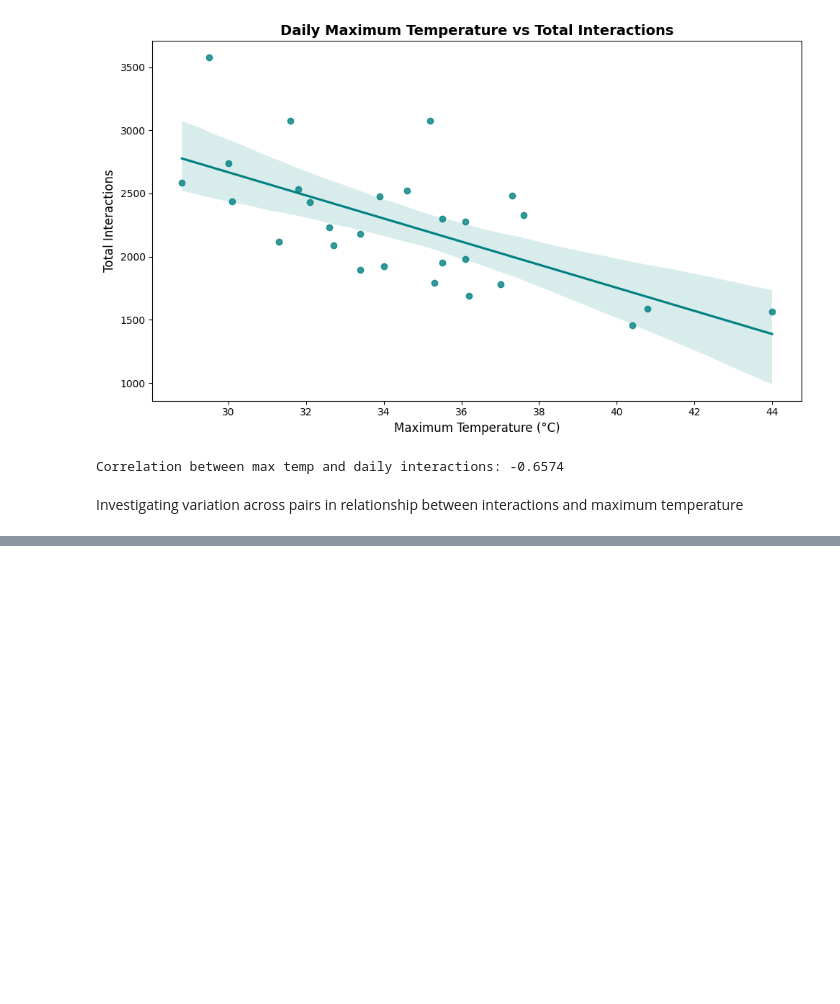
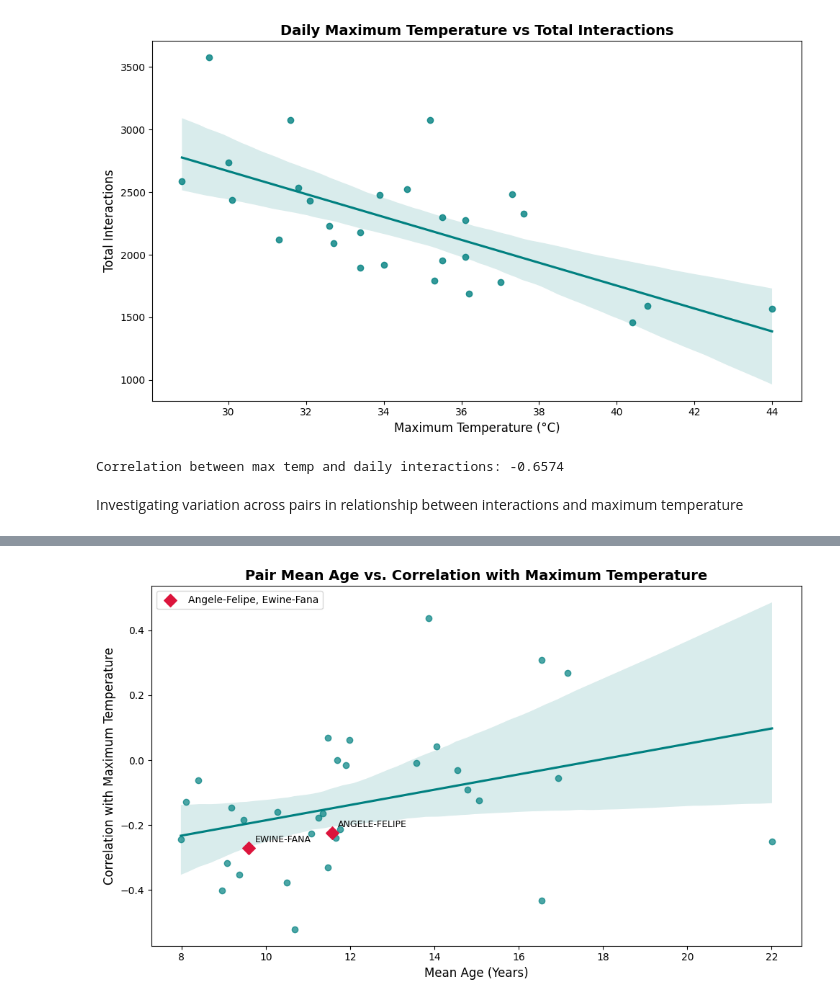
Before and after one commit to lucycheffins836/baboon-gnar-edge, a Jupyter notebook: notebooks/01_eda.ipynb, the cells around one changed output, grey strips where cells are left out. Cells and saved outputs as stored; diff of their text form; code cells hidden in the pictures; blank space fills up the shorter version.

Commit message:
updated eda graph

```diff
--- a/notebooks/01_eda.ipynb
+++ b/notebooks/01_eda.ipynb
@@ -364,0 +293,75 @@ Proportion of edges with negative correlation: 0.8235294117647058
+# %%
+#data frame of interaction counts for each pair in the persistent edge list
+out = edge_weights_distribution(
+    path=interactions_path,
+    weight_mode="count",
+    transform="none"
+)
+edge_df = out["edge_weight_raw_df"]
+
+#computing correlation with maximum temperature, for each edge
+per_edge_corr = []
+for edge in edge_df.columns:
+    r, p = pearsonr(edge_df[edge], daily_weather_interactions_df["temp_max"])
+
+    per_edge_corr.append({
+        "edge": edge,
+        "mean_edge_weight": edge_df[edge].mean(),
+        "max_temp_corr": r,
+        "p_value": p
+    })
+
+edge_corr_df = pd.DataFrame(per_edge_corr)
+
+print(edge_corr_df["max_temp_corr"].describe())
+print("Proportion of edges with negative correlation:", (edge_corr_df["max_temp_corr"] < 0).mean())
+
+edge_corr_df = edge_corr_df.merge(
+    temp_df[["pair", "mean_age"]],
+    left_on="edge",
+    right_on="pair",
+    how="left"
+).drop(columns=["pair"])
+
+#pairs to highlight
+highlight_pairs = ["ANGELE-FELIPE", "EWINE-FANA"]
+edge_corr_df["highlight"] = edge_corr_df["edge"].isin(highlight_pairs)
+
+fig = plt.figure(figsize=(10, 6))
+
+#base scatter + regression line
+sns.regplot(
+    data=edge_corr_df,
+    x="mean_age",
+    y="max_temp_corr",
+    color="teal",
+    scatter_kws={"alpha": 0.7},
+)
+
+#highlighted pairs, plotted separately in a different colour/marker
+highlight_df = edge_corr_df[edge_corr_df["highlight"]]
+plt.scatter(
+    highlight_df["mean_age"],
+    highlight_df["max_temp_corr"],
+    color="crimson",
+    marker="D",
+    s=80,
+    zorder=5,
+    label="Angele-Felipe, Ewine-Fana",
+)
+
+for _, row in highlight_df.iterrows():
+    plt.annotate(
+        row["edge"],
+        (row["mean_age"], row["max_temp_corr"]),
+        textcoords="offset points", xytext=(6, 6), fontsize=9,
+    )
+
+plt.title("Pair Mean Age vs. Correlation with Maximum Temperature", fontsize=14, fontweight="bold")
+plt.xlabel("Mean Age (Years)", fontsize=12)
+plt.ylabel("Correlation with Maximum Temperature", fontsize=12)
+plt.legend()
+plt.tight_layout()
+plt.savefig(figures_dir / "mean_age_vs_temp_corr.pdf", dpi=300, bbox_inches="tight")
+plt.show()
+# %% [output]
@@ -364,0 +385 @@ Proportion of edges with negative correlation: 0.8235294117647058
+[figure, added]
```
Also changed, not shown: parts of 2 cells of this notebook, 4 other files.
